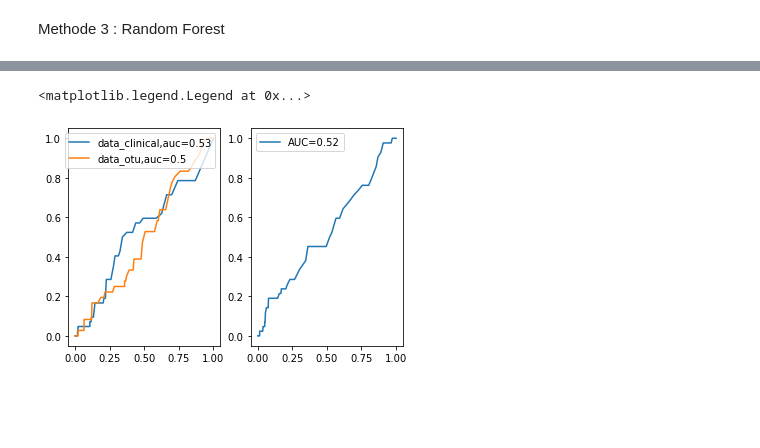
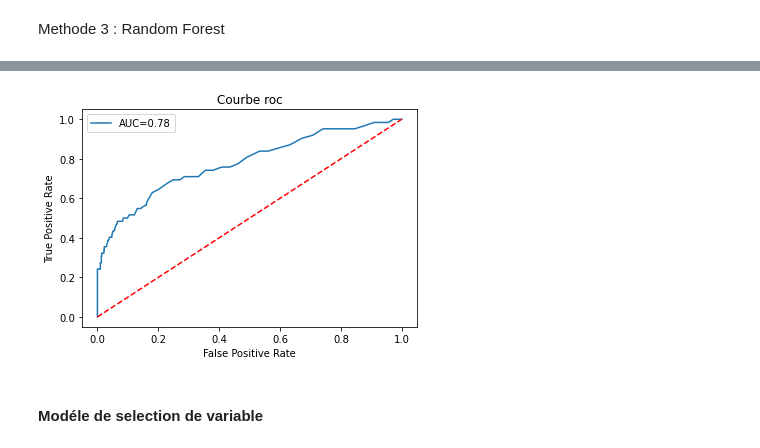
Before and after one commit to HadramiNdoye/Devoir_1_fouille_texte, a Jupyter notebook: Devoir_1.ipynb, the cells around one changed output, grey strips where cells are left out. Drawn from its saved outputs; the diff is of its cells as text; code cells hidden in the pictures; blank space fills up the shorter version.

```diff
--- a/Devoir_1.ipynb
+++ b/Devoir_1.ipynb
@@ -238,15 +188,0 @@ score de prédiction =  0.9564705882352941
-# %%
-from sklearn.metrics import roc_curve,roc_auc_score
-fpr_clinical,tpr_clinical,thres_clinical = roc_curve(y_test_clinical, model_1_clinical['vect_pred'])
-fpr_otu,tpr_otu,thres_otu = roc_curve(y_test_otu, model_1_otu['vect_pred'])
-auc_clinical = roc_auc_score(y_test_clinical,model_1_clinical['vect_pred'])
-auc_otu = roc_auc_score(y_test_otu,model_1_clinical['vect_pred'])
-fpr_clinical_otu,tpr_clinical_otu,thres_clinical_otu = roc_curve(y_test, model_1_clinical_otu['vect_pred'])
-auc_clinical_otu = roc_auc_score(y_test,model_1_clinical_otu['vect_pred'])
-plt.subplot(121)
-plt.plot(fpr_clinical,tpr_clinical,label="AUC="+str(np.round(auc_clinical,2)))
-plt.plot(fpr_otu,tpr_otu,label="AUC="+str(np.round(auc_otu,2)))
-plt.legend()
-plt.subplot(122)
-plt.plot(fpr_clinical_otu,tpr_clinical_otu,label="AUC="+str(np.round(auc_clinical_otu,2)))
-plt.legend()
@@ -331,17 +259,6 @@ score de prédiction =  0.9505882352941176
-# %%
-fpr_clinical,tpr_clinical,thres_clinical = roc_curve(y_test_clinical, model_3_clinical['vect_pred'])
-auc_clinical = roc_auc_score(y_test_clinical,model_3_clinical['vect_pred'])
-fpr_otu,tpr_otu,thres_otu = roc_curve(y_test_otu, model_3_otu['vect_pred'])
-auc_otu = roc_auc_score(y_test_otu,model_3_otu['vect_pred'])
-plt.subplot(121)
-plt.plot(fpr_clinical,tpr_clinical,label="data_clinical,auc="+str(np.round(auc_clinical,2)))
-plt.plot(fpr_otu,tpr_otu,label="data_otu,auc="+str(np.round(auc_otu,2)))
-plt.legend()
-plt.subplot(122)
-fpr_clinical_otu,tpr_clinical_otu,thres_clinical_otu = roc_curve(y_test, model_3_clinical_otu['vect_pred'])
-auc_clinical_otu = roc_auc_score(y_test,model_3_clinical_otu['vect_pred'])
-plt.plot(fpr_clinical_otu,tpr_clinical_otu,label="AUC="+str(np.round(auc_clinical_otu,2)))
-plt.legend()
-# %% [output]
-<matplotlib.legend.Legend at 0x...>
-[figure, removed]
+# %%
+courbe_roc_auc(y_test,model_3_clinical_otu['vect_pred'])
+# %% [output]
+[figure, added]
+# %% [markdown]
+#### Modéle de selection de variable
```
Also changed, not shown: parts of 86 cells of this notebook.
